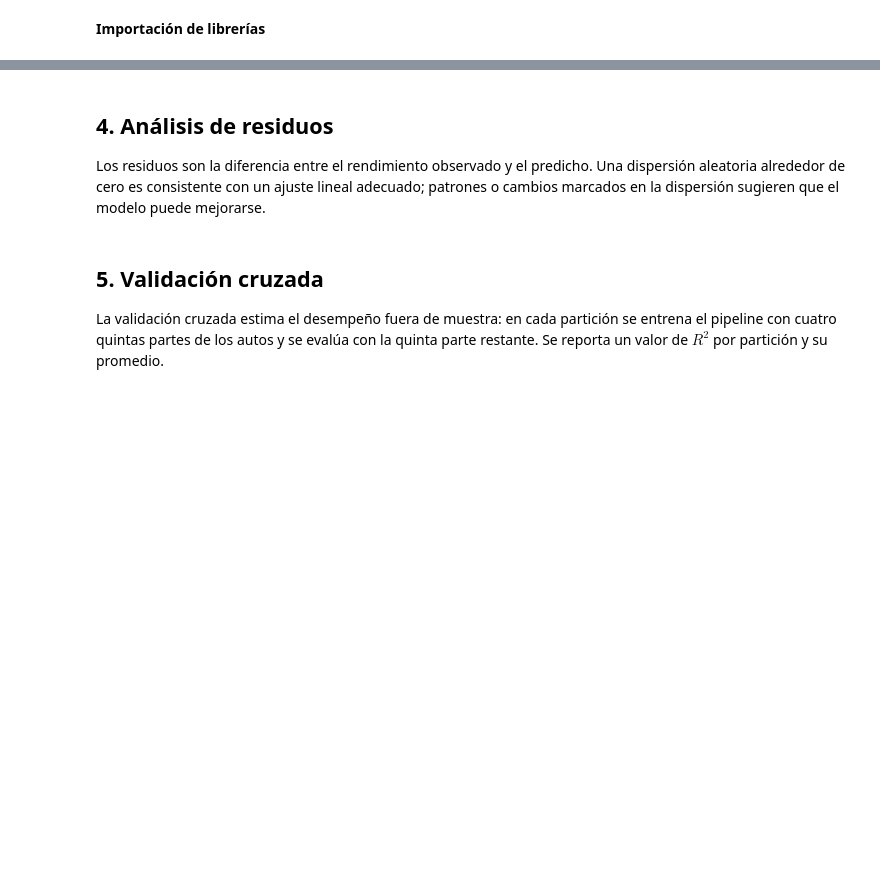
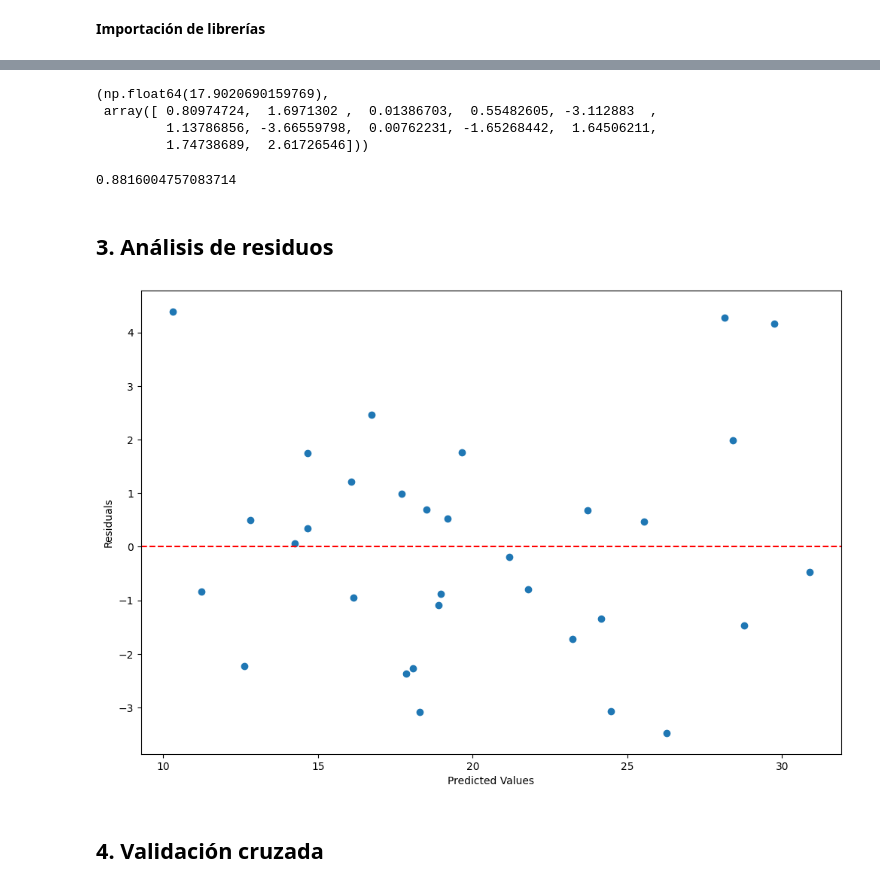
Before and after one commit to aj-hernandezs/Aprendizaje_Estadistico, a Jupyter notebook: Actividades/Actividad_05.ipynb, the cells around one changed output, grey strips where cells are left out. Saved outputs shown, nothing was run; the diff lists cells and outputs as text; code cells hidden in the pictures; blank space fills up the shorter version.

```diff
--- a/Actividades/Actividad_05.ipynb
+++ b/Actividades/Actividad_05.ipynb
@@ -94,0 +70,2 @@ El *pipeline* concentra las transformaciones y el modelo en un solo objeto. Las
+# %%
+df = df.drop(columns=['model'])
@@ -97,13 +103,26 @@ El *pipeline* concentra las transformaciones y el modelo en un solo objeto. Las
 # %%
+from sklearn.preprocessing import StandardScaler, OneHotEncoder
+from sklearn.compose import ColumnTransformer
+from sklearn.pipeline import Pipeline
+from sklearn.linear_model import LinearRegression
+
+numerical_transformer = StandardScaler()
+categorical_transformer = OneHotEncoder()
 preprocessor = ColumnTransformer(
     transformers=[
-        ('num', StandardScaler(), numerical_cols),
-        ('cat', OneHotEncoder(handle_unknown='ignore'), categorical_cols),
-        ('bool', 'passthrough', boolean_cols)
+        ('num', numerical_transformer, num_cols),
+        ('cat', categorical_transformer, cat_cols),
+        ('bool', 'passthrough', bool_cols)
+    ], remainder='drop')
+
+model = LinearRegression()
+pipeline = Pipeline(
+    steps=[
+        ('preprocessor', preprocessor),
+        ('model', model)
     ]
 )
 
-pipeline = Pipeline(steps=[
-    ('preprocessor', preprocessor),
-    ('model', LinearRegression())
-])
+X = df.drop(columns=[target_col])
+Y = df[target_col]
+pipeline.fit(X, Y)
@@ -116,5 +139,0 @@ Se ajusta una regresión lineal para predecir `mpg`. El coeficiente de determina
-# %%
-pipeline.fit(X, y)
-
-r2_entrenamiento = pipeline.score(X, y)
-print(f'R² en entrenamiento: {r2_entrenamiento:.3f}')
@@ -121,4 +142,13 @@ print(f'R² en entrenamiento: {r2_entrenamiento:.3f}')
+# %%
+pipeline['model'].intercept_, pipeline['model'].coef_
+# %% [output]
+(np.float64(17.9020690159769),
+ array([ 0.80974724,  1.6971302 ,  0.01386703,  0.55482605, -3.112883  ,
+         1.13786856, -3.66559798,  0.00762231, -1.65268442,  1.64506211,
+         1.74738689,  2.61726546]))
+# %%
+pipeline.score(X, Y)
+# %% [output]
+0.8816004757083714
 # %% [markdown]
-## 4. Análisis de residuos
-
-Los residuos son la diferencia entre el rendimiento observado y el predicho. Una dispersión aleatoria alrededor de cero es consistente con un ajuste lineal adecuado; patrones o cambios marcados en la dispersión sugieren que el modelo puede mejorarse.
+## 3. Análisis de residuos
@@ -136,5 +155,15 @@ plt.show()
+# %%
+y_pred = pipeline.predict(X)
+E = Y - y_pred
+# %%
+plt.figure(figsize=(12, 8))
+plt.scatter(y_pred, E)
+plt.axhline(y=0, color='r', linestyle='--')
+plt.xlabel('Predicted Values')
+plt.ylabel('Residuals')
+plt.show()
+# %% [output]
+[figure, added]
 # %% [markdown]
-## 5. Validación cruzada
-
-La validación cruzada estima el desempeño fuera de muestra: en cada partición se entrena el pipeline con cuatro quintas partes de los autos y se evalúa con la quinta parte restante. Se reporta un valor de $R^2$ por partición y su promedio.
+## 4. Validación cruzada
 # %%
```
Also changed, not shown: parts of 23 cells of this notebook.
